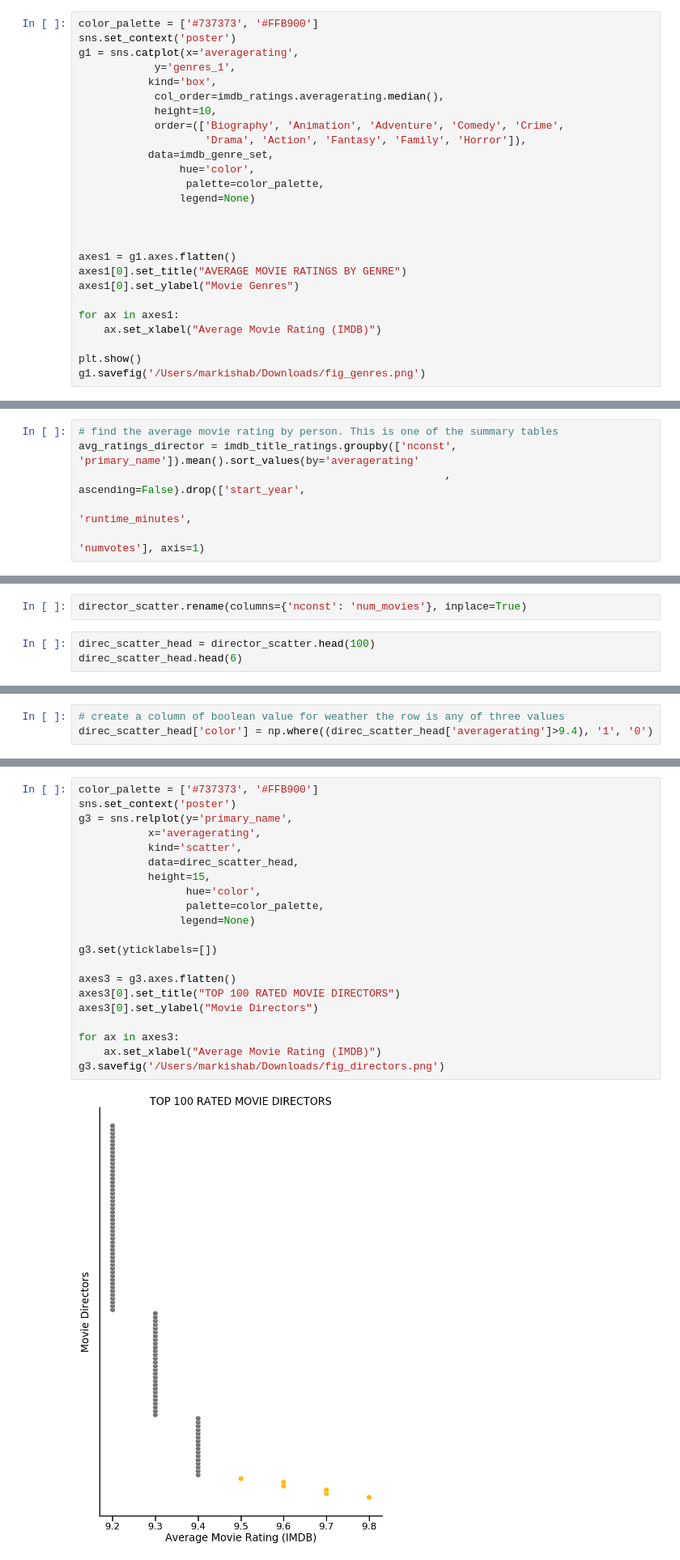
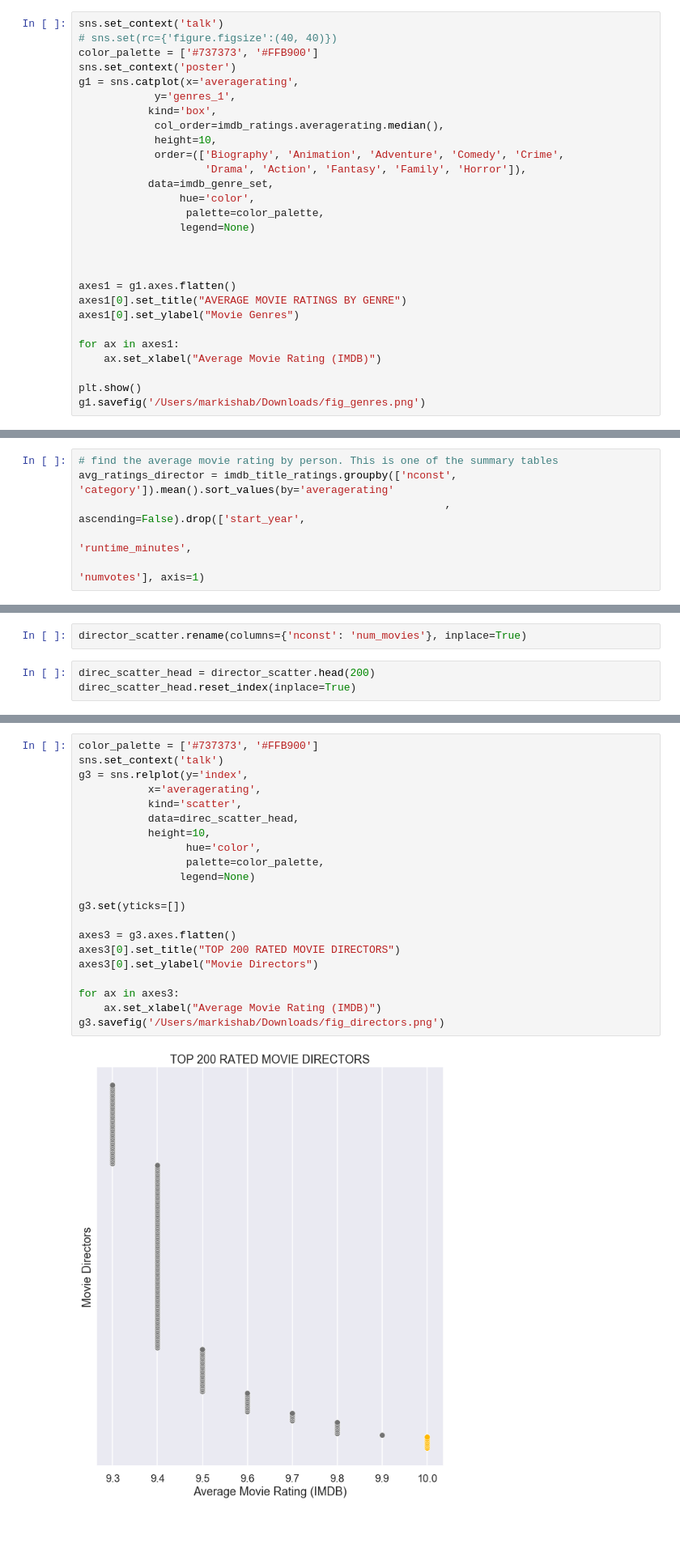
Before and after one commit to mishaberrien/Movie-Performance-Analysis, a Jupyter notebook: movies-eda-mlb.ipynb, the cells around one changed output, grey strips where cells are left out. Shown at 81% size. Drawn from its saved outputs; the diff is of its cells as text; blank space fills up the shorter version.

```diff
--- a/movies-eda-mlb.ipynb
+++ b/movies-eda-mlb.ipynb
@@ -285,6 +297,8 @@ Try using .loc[row_indexer,col_indexer] = value instead
 See the caveats in the documentation: http://pandas.pydata.org/pandas-docs/stable/indexing.html#indexing-view-versus-copy
   after removing the cwd from sys.path.
 # %%
+sns.set_context('talk')
+# sns.set(rc={'figure.figsize':(40, 40)})
 color_palette = ['#737373', '#FFB900']
 sns.set_context('poster')
 g1 = sns.catplot(x='averagerating',
@@ -342,6 +352,6 @@ imdb_title_ratings.tconst.value_counts().quantile(.9)
 # %%
 # find the average movie rating by person. This is one of the summary tables
-avg_ratings_director = imdb_title_ratings.groupby(['nconst', 'primary_name']).mean().sort_values(by='averagerating'
+avg_ratings_director = imdb_title_ratings.groupby(['nconst', 'category']).mean().sort_values(by='averagerating'
                                                           , ascending=False).drop(['start_year',
                                                                                    'runtime_minutes',
                                                                                   'numvotes'], axis=1)
@@ -379,5 +367,5 @@ director_scatter = avg_ratings_director.join(number_movies,
 # %%
 director_scatter.rename(columns={'nconst': 'num_movies'}, inplace=True)
 # %%
-direc_scatter_head = director_scatter.head(100)
-direc_scatter_head.head(6)
+direc_scatter_head = director_scatter.head(200)
+direc_scatter_head.reset_index(inplace=True)
@@ -392,3 +371,0 @@ direc_scatter_head.head(6)
-# %%
-# create a column of boolean value for weather the row is any of three values
-direc_scatter_head['color'] = np.where((direc_scatter_head['averagerating']>9.4), '1', '0')
@@ -400,23 +416,23 @@ See the caveats in the documentation: http://pandas.pydata.org/pandas-docs/stabl
 # %%
 color_palette = ['#737373', '#FFB900']
-sns.set_context('poster')
-g3 = sns.relplot(y='primary_name',
+sns.set_context('talk')
+g3 = sns.relplot(y='index',
            x='averagerating',
            kind='scatter',
            data=direc_scatter_head,
-           height=15,
+           height=10,
                  hue='color',
                  palette=color_palette,
                 legend=None)
 
-g3.set(yticklabels=[])
+g3.set(yticks=[])
 
 axes3 = g3.axes.flatten()
-axes3[0].set_title("TOP 100 RATED MOVIE DIRECTORS")
+axes3[0].set_title("TOP 200 RATED MOVIE DIRECTORS")
 axes3[0].set_ylabel("Movie Directors")
 
 for ax in axes3:
     ax.set_xlabel("Average Movie Rating (IMDB)")
 g3.savefig('/Users/markishab/Downloads/fig_directors.png')
 # %% [output]
-[figure, old version]
+[figure, new version]
```
Also changed, not shown: parts of 27 cells of this notebook, 2 other files.
